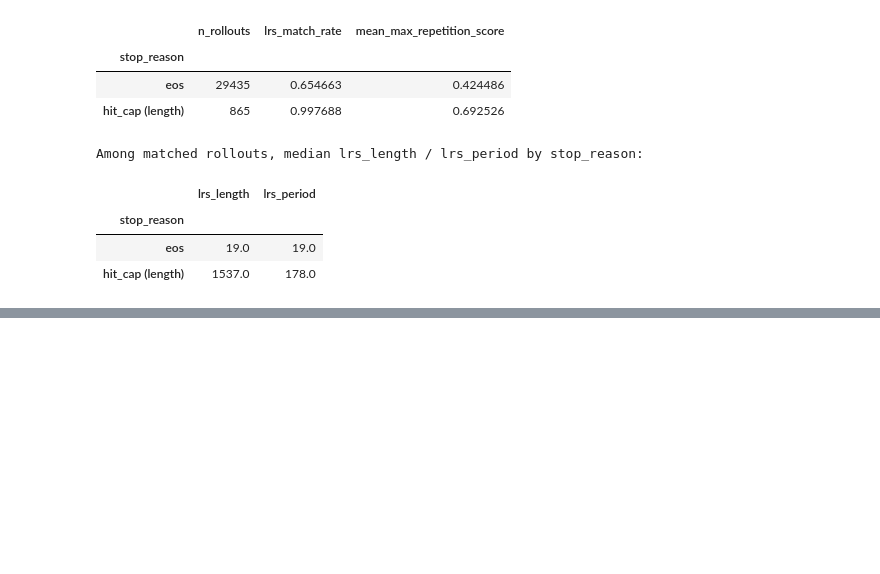
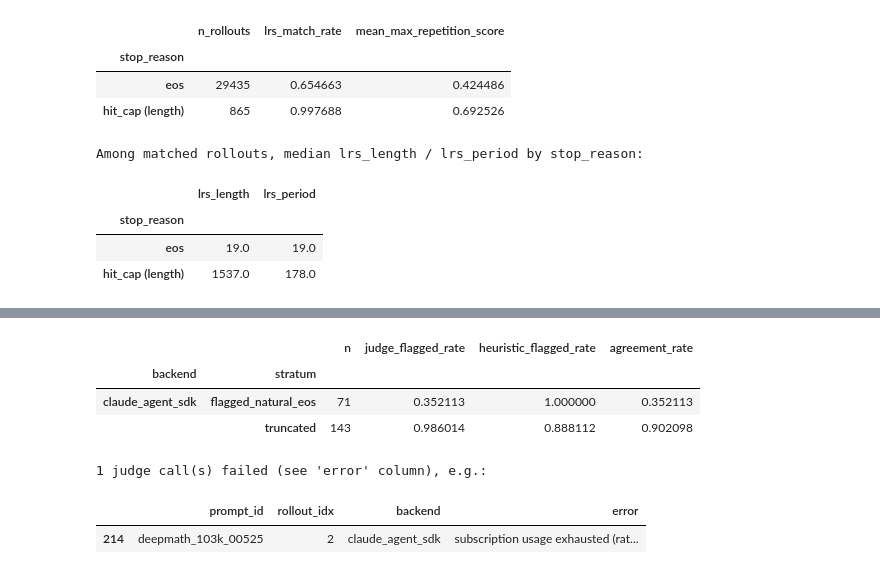
Before and after one commit to swiss-ai/degeneration-probe, a Jupyter notebook: notebooks/inspect_dataset.ipynb, the cells around one changed output, grey strips where cells are left out. Drawn from its saved outputs; the diff is of its cells as text; code cells hidden in the pictures; blank space fills up the shorter version.

```diff
--- a/notebooks/inspect_dataset.ipynb
+++ b/notebooks/inspect_dataset.ipynb
@@ -307,12 +458,31 @@ for name in SPLIT_NAMES:
         if split_file.exists() else []
     )
 
+# LLM-judge calibration data (Section 7): the fixed sample to judge, plus every backend's
+# resumable results manifest, tagged with a "backend" column so they can be told apart once
+# concatenated. `llm_judge_result_files` was already globbed in Section 3.
+llm_judge_sample_df = (
+    pd.read_parquet(paths.llm_judge_sample_path(config))
+    if paths.llm_judge_sample_path(config).exists() else pd.DataFrame()
+)
+judge_frames = []
+for f in llm_judge_result_files:
+    df = pd.read_parquet(f)
+    df["backend"] = f.stem.removeprefix("results_")
+    judge_frames.append(df)
+llm_judge_results_df = pd.concat(judge_frames, ignore_index=True) if judge_frames else pd.DataFrame()
+
 print(f"prompts_df       : {len(prompts_df)} rows")
 print(f"generations_df   : {len(generations_df)} rows  (domains: {available_gen_domains})")
 print(f"labels_df        : {len(labels_df)} rows  (domains: {available_lbl_domains})")
 print(f"prompt_stats_df  : {len(prompt_stats_df)} rows")
 for name in SPLIT_NAMES:
     print(f"splits[{name!r}]".ljust(28) + f": {len(splits[name])}")
+print(f"llm_judge_sample_df  : {len(llm_judge_sample_df)} rows")
+print(
+    f"llm_judge_results_df : {len(llm_judge_results_df)} rows"
+    + (f"  (backends: {sorted(llm_judge_results_df['backend'].unique())})" if not llm_judge_results_df.empty else "")
+)
 # %% [output]
 prompts_df       : 3030 rows
 generations_df   : 30300 rows  (domains: ['aime_2025', 'deepmath_103k', 'if_sft_data_verified', 'llama_nemotron', 'medical_o1', 'numinamath_1_5'])
@@ -1193,0 +921,38 @@ VBox(children=(HBox(children=(Dropdown(description='domain:', options=('aime_202
+# %%
+# --- Judge vs. heuristic agreement (only meaningful for status="ok" rows) ---
+if not llm_judge_results_df.empty:
+    ok = llm_judge_results_df[llm_judge_results_df["status"] == "ok"].merge(
+        llm_judge_sample_df[["prompt_id", "rollout_idx", "stratum"]],
+        on=["prompt_id", "rollout_idx"], how="left",
+    ).merge(
+        rollout_signal_df[["prompt_id", "rollout_idx", "max_repetition_score", "lrs_period_repeat_count"]],
+        on=["prompt_id", "rollout_idx"], how="left",
+    )
+    ok["heuristic_flag"] = (
+        (ok["max_repetition_score"] > llm_judge_module.DEGENERATION_THRESHOLD)
+        | (ok["lrs_period_repeat_count"] >= llm_judge_module.MIN_PERIOD_REPEAT_COUNT)
+    )
+    ok["agree"] = ok["is_degenerating"] == ok["heuristic_flag"]
+
+    agreement = ok.groupby(["backend", "stratum"]).agg(
+        n=("is_degenerating", "size"),
+        judge_flagged_rate=("is_degenerating", "mean"),
+        heuristic_flagged_rate=("heuristic_flag", "mean"),
+        agreement_rate=("agree", "mean"),
+    )
+    display(agreement)
+
+    failed = llm_judge_results_df[llm_judge_results_df["status"] == "failed"]
+    if not failed.empty:
+        print(f"{len(failed)} judge call(s) failed (see 'error' column), e.g.:")
+        display(failed[["prompt_id", "rollout_idx", "backend", "error"]].head(5))
+else:
+    print("No judge results yet -- run llm_judge.py with a backend first (see command above).")
+# %% [output]
+|  |  | n | judge_flagged_rate | heuristic_flagged_rate | agreement_rate |
+| backend | stratum |  |  |  |  |
+| claude_agent_sdk | flagged_natural_eos | 71 | 0.352113 | 1.000000 | 0.352113 |
+|  | truncated | 143 | 0.986014 | 0.888112 | 0.902098 |
+1 judge call(s) failed (see 'error' column), e.g.:
+|  | prompt_id | rollout_idx | backend | error |
+| 214 | deepmath_103k_00525 | 2 | claude_agent_sdk | subscription usage exhausted (rat... |
```
Also changed, not shown: parts of 19 cells of this notebook.
